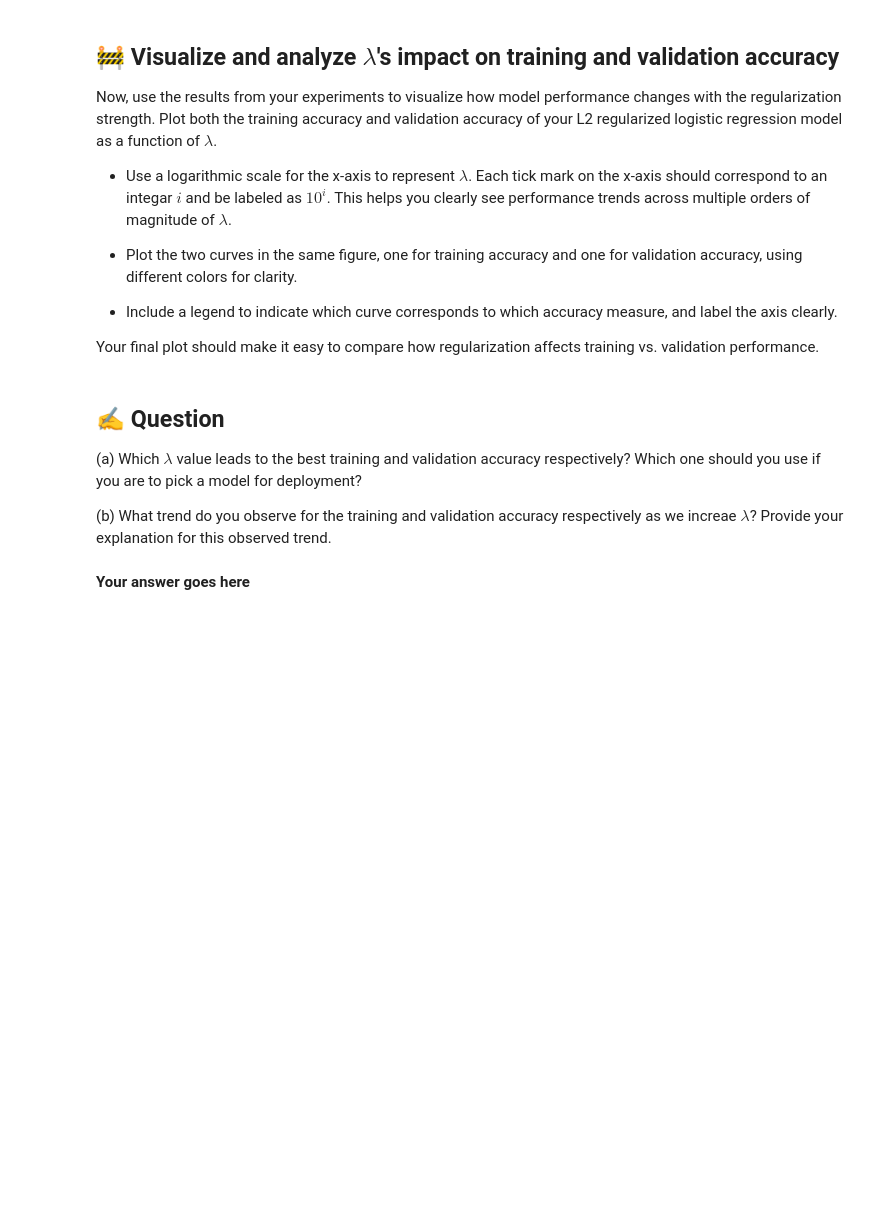
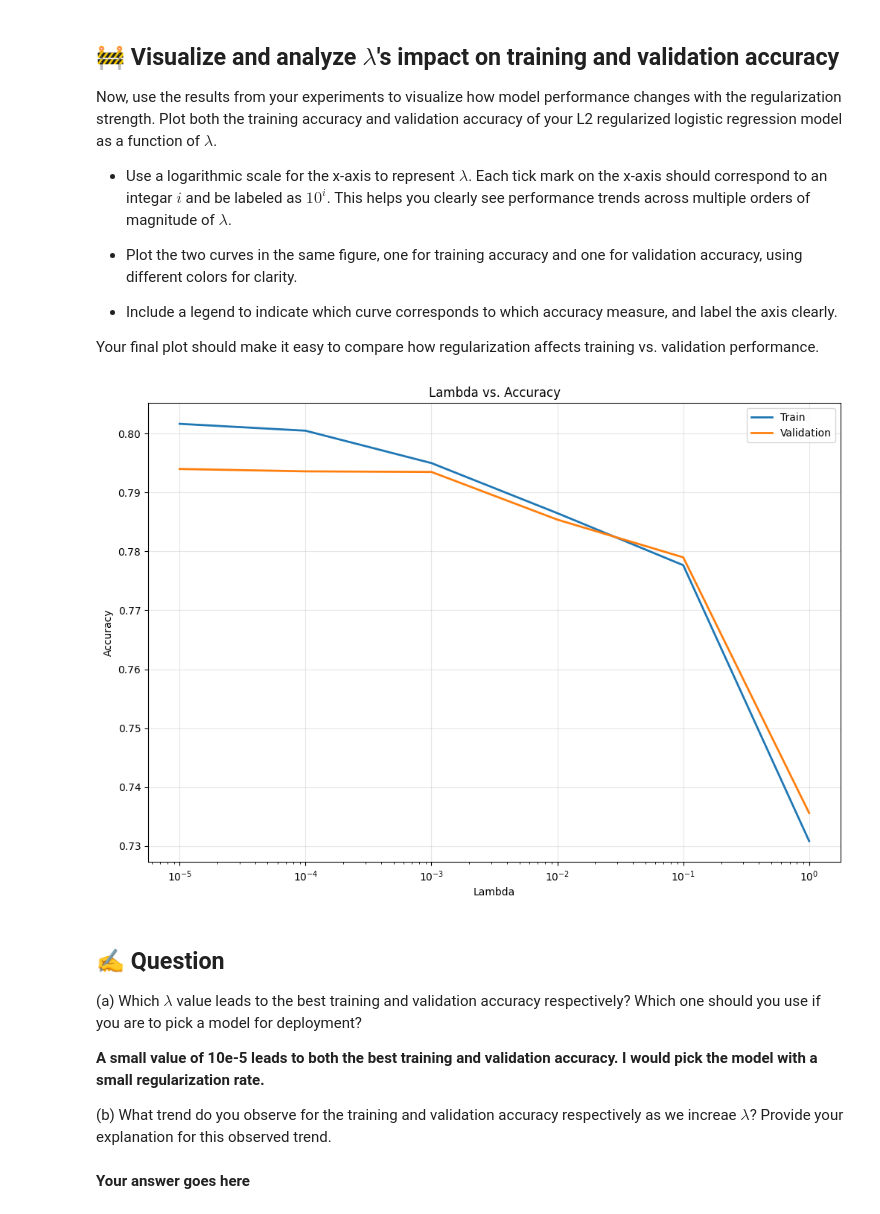
Before and after one commit to Magraz/ml-class, a Jupyter notebook: Assignment_2/IA2_2025.ipynb, the cells around one changed output. Saved outputs shown, nothing was run; the diff lists cells and outputs as text; code cells hidden in the pictures; blank space fills up the shorter version.

```diff
--- a/Assignment_2/IA2_2025.ipynb
+++ b/Assignment_2/IA2_2025.ipynb
@@ -275,8 +281,34 @@ Your final plot should make it easy to compare how regularization affects traini
+# %%
+# Your code goes here
+#Plot learning curves
+plt.figure(figsize=(12, 8))
+colors = ['red', 'blue', 'green', 'orange', 'purple', 'yellow']
+
+train_acc = results_df['Training Accuracy'].to_numpy()
+val_acc = results_df['Validation Accuracy'].to_numpy()
+
+reg_rates_arr = np.array(reg_rates)
+
+plt.plot(reg_rates_arr, train_acc, label='Train', linewidth=2)
+
+plt.plot(reg_rates_arr, val_acc, label='Validation', linewidth=2)
+
+plt.xscale('log')
+plt.xlabel('Lambda')
+plt.ylabel('Accuracy')
+plt.title('Lambda vs. Accuracy')
+plt.legend()
+plt.grid(True, alpha=0.3)
+plt.show()
+# %% [output]
+[figure, added]
 # %% [markdown]
 ## ✍️ Question
 
 (a) Which $\lambda$ value leads to the best training and validation accuracy respectively? Which one should you use if you are to pick a model for deployment?
 
+**A small value of 10e-5 leads to both the best training and validation accuracy. I would pick the model with a small regularization rate.**
+
 (b) What trend do you observe for the training and validation accuracy respectively as we increae $\lambda$? Provide your explanation for this observed trend.
 # %% [markdown]
 **Your answer goes here**
```
Also changed, not shown: parts of 4 cells of this notebook.
